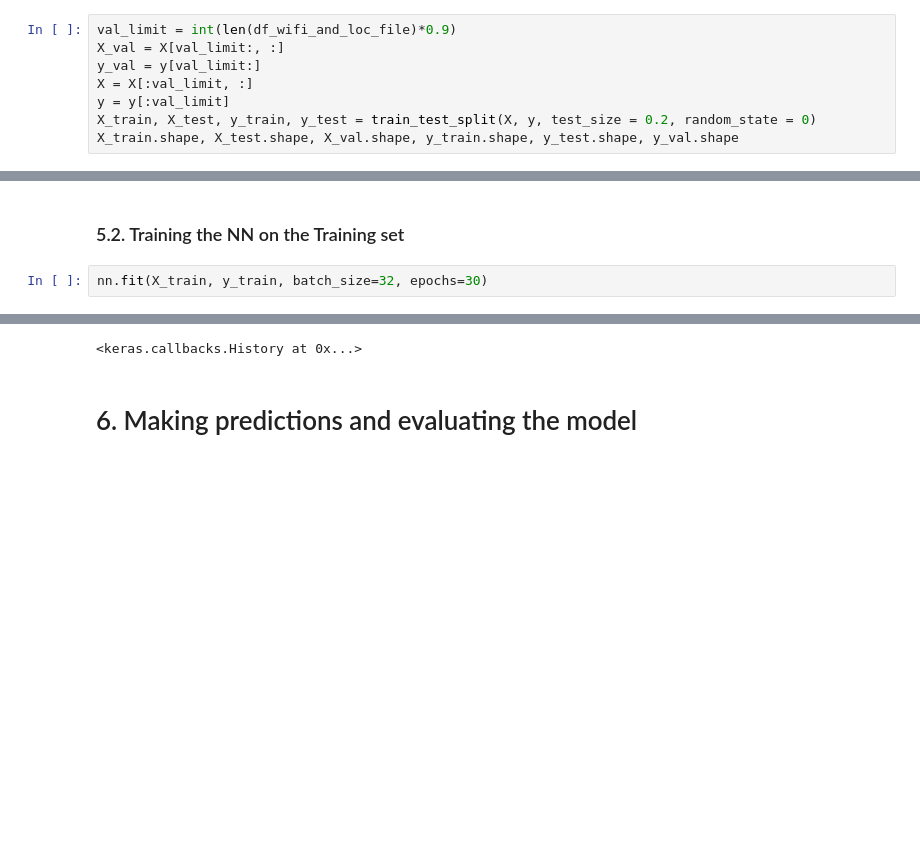
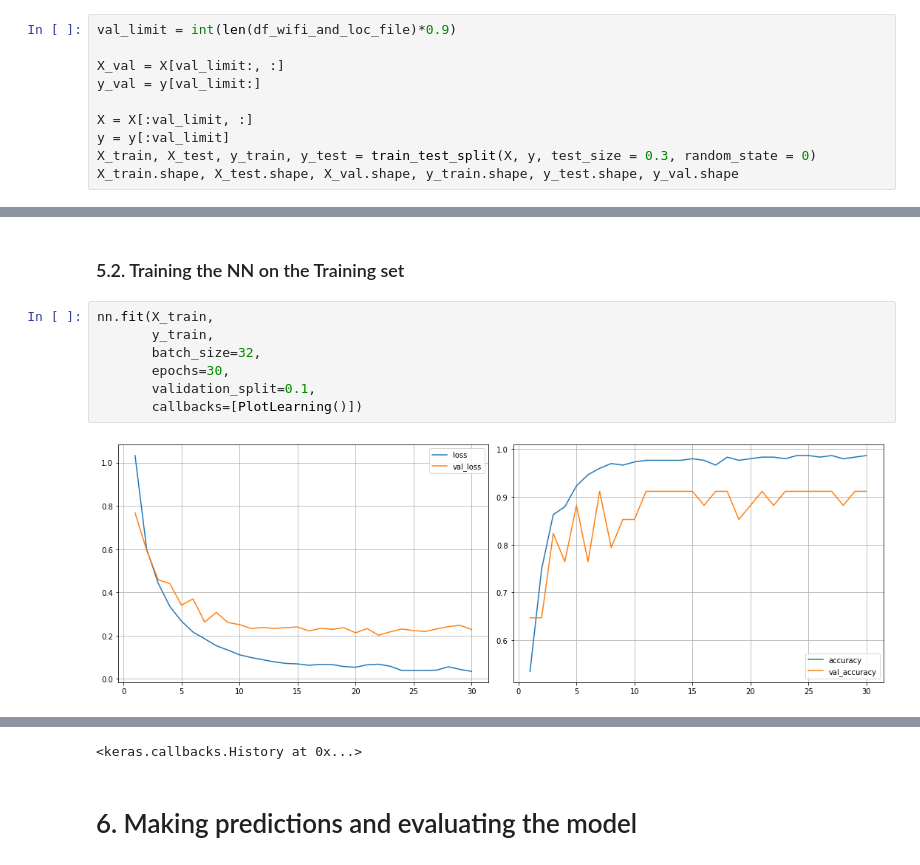
Before and after one commit to enacheandrei7/indoor-localization-dnn-knn-lstm, a Jupyter notebook: wifi_estimation_dnn_knn/DNN_and_Improved_KNN_precisloc.ipynb, the cells around one changed output, grey strips where cells are left out. Saved outputs shown, nothing was run; the diff lists cells and outputs as text; blank space fills up the shorter version.

```diff
--- a/wifi_estimation_dnn_knn/DNN_and_Improved_KNN_precisloc.ipynb
+++ b/wifi_estimation_dnn_knn/DNN_and_Improved_KNN_precisloc.ipynb
@@ -252,10 +263,12 @@ X, y
 ## 3.2. Splitting the dataset in Training and Test set
 # %%
 val_limit = int(len(df_wifi_and_loc_file)*0.9)
+
 X_val = X[val_limit:, :]
 y_val = y[val_limit:]
+
 X = X[:val_limit, :]
 y = y[:val_limit]
-X_train, X_test, y_train, y_test = train_test_split(X, y, test_size = 0.2, random_state = 0)
+X_train, X_test, y_train, y_test = train_test_split(X, y, test_size = 0.3, random_state = 0)
 X_train.shape, X_test.shape, X_val.shape, y_train.shape, y_test.shape, y_val.shape
 # %% [output]
@@ -329,5 +394,11 @@ nn.compile(optimizer = 'adam',
 # %% [markdown]
 ### 5.2. Training the NN on the Training set
 # %%
-nn.fit(X_train, y_train, batch_size=32, epochs=30)
+nn.fit(X_train,
+       y_train,
+       batch_size=32,
+       epochs=30,
+       validation_split=0.1,
+       callbacks=[PlotLearning()])
 # %% [output]
+[figure, added]
```
Also changed, not shown: parts of 38 cells of this notebook.
